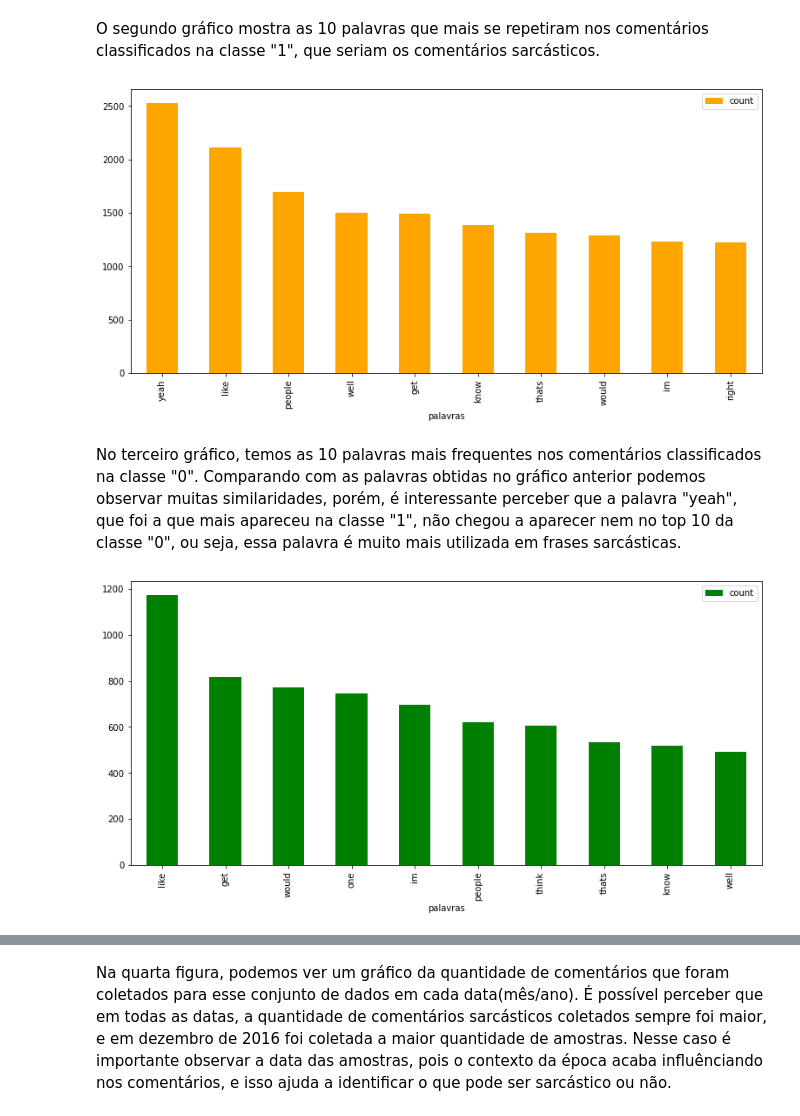
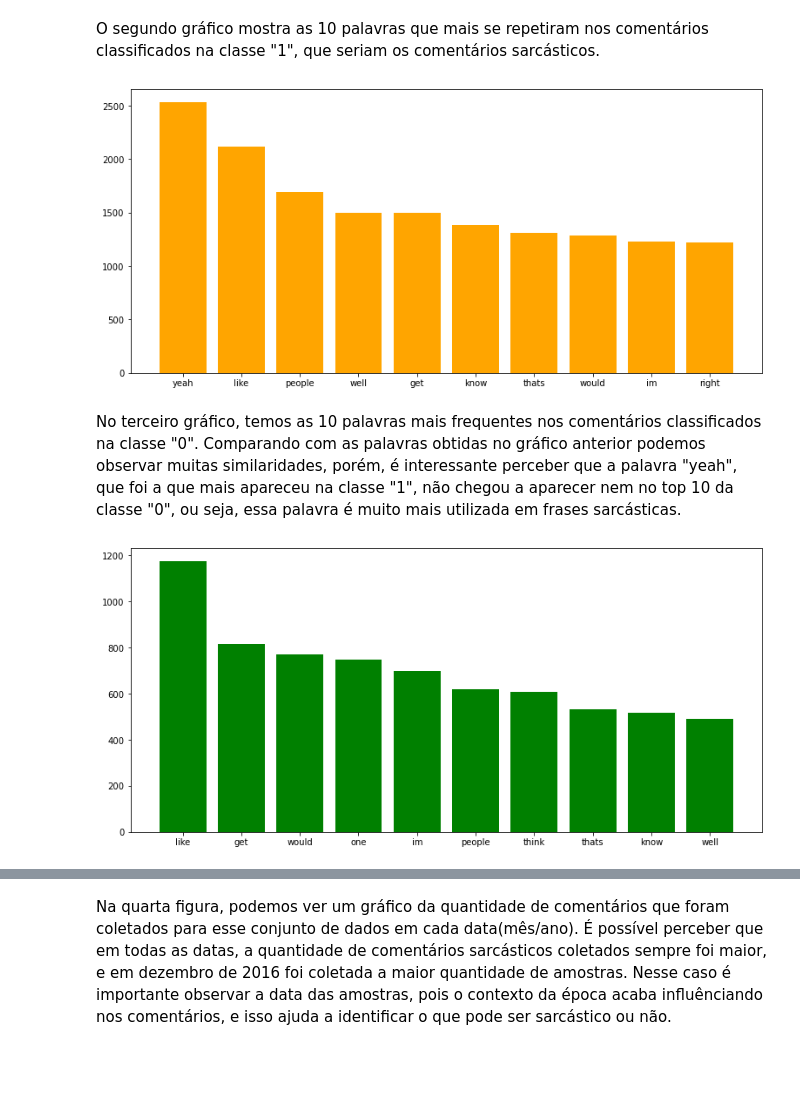
Before and after one commit to juliomaced0/Mentoria_Python_IA, a Jupyter notebook: Trabalho_Final/Trabalho Final.ipynb, the cells around one changed output, grey strips where cells are left out. Drawn from its saved outputs; the diff is of its cells as text; code cells hidden in the pictures; blank space fills up the shorter version.

```diff
--- a/Trabalho_Final/Trabalho Final.ipynb
+++ b/Trabalho_Final/Trabalho Final.ipynb
@@ -205,21 +210,22 @@ plt.gcf().set_size_inches(13, 6)
 O segundo gráfico mostra as 10 palavras que mais se repetiram nos comentários classificados na classe "1", que seriam os comentários sarcásticos.
 # %%
 # Gráfico das palavras que aparecem com mais frequência na classe 1
+from nltk import word_tokenize
+from nltk import FreqDist
+from matplotlib.pyplot import figure
 q = df[um]
 q = q.comment.explode().to_frame().reset_index(drop=True)
 P=' '.join([str(w) for w in q['comment']])
 P = preprocess(P)
-palavras = P.split()
-dfp = pd.DataFrame (palavras, columns = ['palavras'])
-dfc = dfp.groupby('palavras').palavras.count() \
-                               .reset_index(name='count') \
-                               .sort_values(['count'], ascending=False) \
-                               .head(10).reset_index(drop=True)
+P = FreqDist(word_tokenize(P))
 
-dfc.plot.bar(x='palavras', color='orange')
-plt.gcf().set_size_inches(13, 6)
+figure(figsize=(13, 6))
+x, y = zip(*P.most_common(n=10))
+plt.bar(range(len(x)), y, color='orange')
+plt.xticks(range(len(x)), x)
+plt.show()
 # %% [output]
-[figure, old version]
+[figure, new version]
 # %% [markdown]
 No terceiro gráfico, temos as 10 palavras mais frequentes nos comentários classificados na classe "0". Comparando com as palavras obtidas no gráfico anterior podemos observar muitas similaridades, porém, é interessante perceber que a palavra "yeah", que foi a que mais apareceu na classe "1", não chegou a aparecer nem no top 10 da classe "0", ou seja, essa palavra é muito mais utilizada em frases sarcásticas.
 # %%
@@ -228,14 +234,12 @@ q2 = df[zero]
 q2 = q2.comment.explode().to_frame()
 P2=' '.join([str(w) for w in q2['comment']])
 P2 = preprocess(P2)
-palavras2 = P2.split()
-dfp2 = pd.DataFrame (palavras2, columns = ['palavras'])
-dfc2 = dfp2.groupby('palavras').palavras.count() \
-                               .reset_index(name='count') \
-                               .sort_values(['count'], ascending=False) \
-                               .head(10).reset_index(drop=True)
+P2 = FreqDist(word_tokenize(P2))
 
-dfc2.plot.bar(x='palavras', color='green')
-plt.gcf().set_size_inches(13, 6)
+figure(figsize=(13, 6))
+x, y = zip(*P2.most_common(n=10))
+plt.bar(range(len(x)), y, color='green')
+plt.xticks(range(len(x)), x)
+plt.show()
 # %% [output]
-[figure, old version]
+[figure, new version]
```
Also changed, not shown: parts of 75 cells of this notebook.
